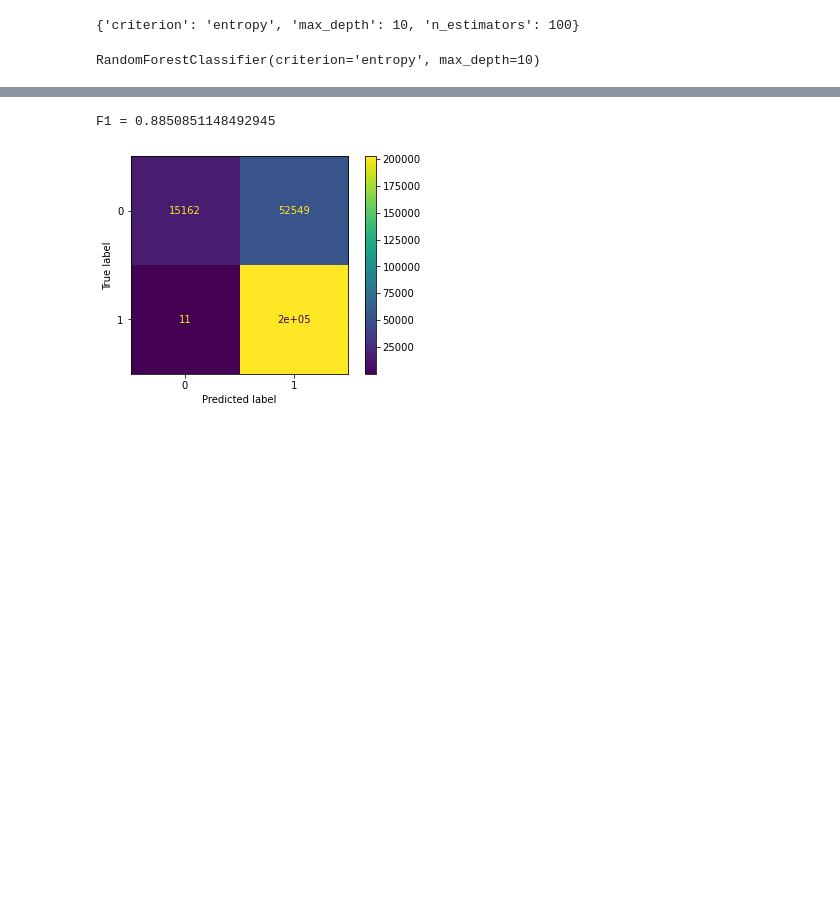
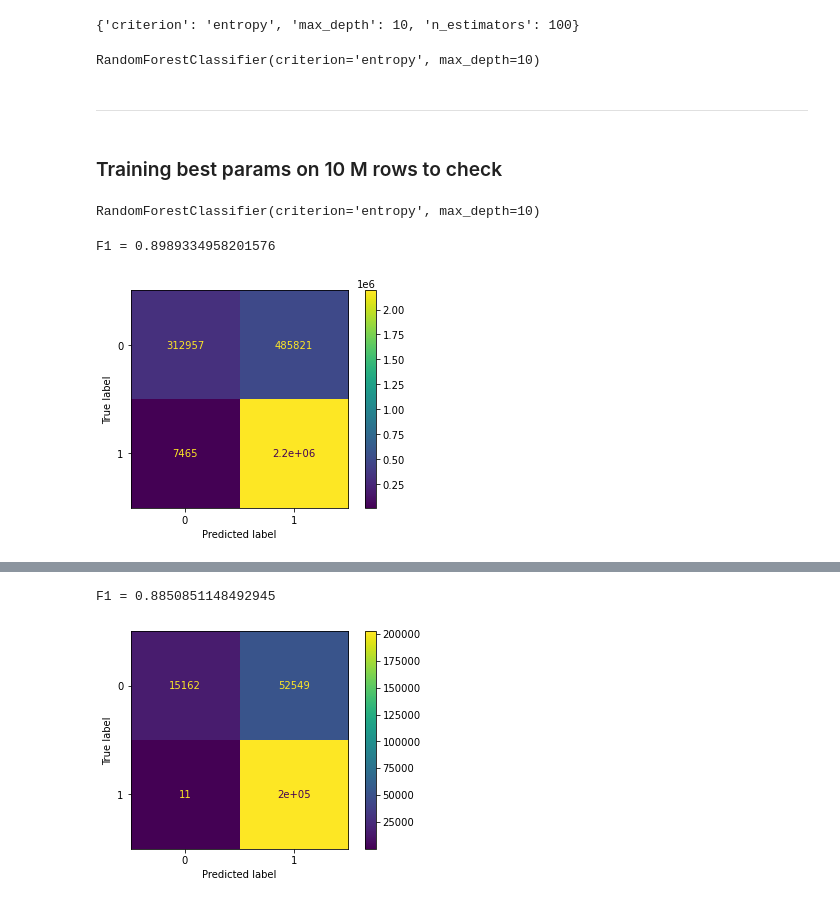
Before and after one commit to LRAbbade/IoT_anomaly_detection, a Jupyter notebook: iot23_control_training.ipynb, the cells around one changed output, grey strips where cells are left out. Saved outputs shown, nothing was run; the diff lists cells and outputs as text; code cells hidden in the pictures; blank space fills up the shorter version.

Commit message:
separate control and ML training

```diff
--- a/iot23_training.ipynb
+++ b/iot23_control_training.ipynb
@@ -119,6 +117,6 @@ from sklearn.model_selection import GridSearchCV
 # %%
 cv = GridSearchCV(RandomForestClassifier(), {
-    'n_estimators': [1, 10, 100, 1000],
+    'n_estimators': [1, 10, 100],
     'criterion': ['gini', 'entropy'],
     'max_depth': [1, 10, 100, None]
 }, scoring='f1', n_jobs=16, verbose=3, cv=StratifiedKFold())
@@ -160,3 +158,21 @@ best = cv.best_estimator_
 y_pred = best.predict(X_test)
 # %% [output]
 RandomForestClassifier(criterion='entropy', max_depth=10)
+# %% [markdown]
+---
+# %% [markdown]
+### Training best params on 10 M rows to check
+# %%
+best = RandomForestClassifier(criterion='entropy', max_depth=10, n_estimators=100)
+# %%
+best.fit(X_train, y_train)
+# %% [output]
+RandomForestClassifier(criterion='entropy', max_depth=10)
+# %%
+y_pred = best.predict(X_test)
+# %%
+print(f'F1 =', f1_score(y_test, y_pred), '\n')
+plot_confusion_matrix(y_test, y_pred)
+# %% [output]
+F1 = 0.8989334958201576
+[figure, added]
```
Also changed, not shown: parts of 23 cells of this notebook, 1 other file.
